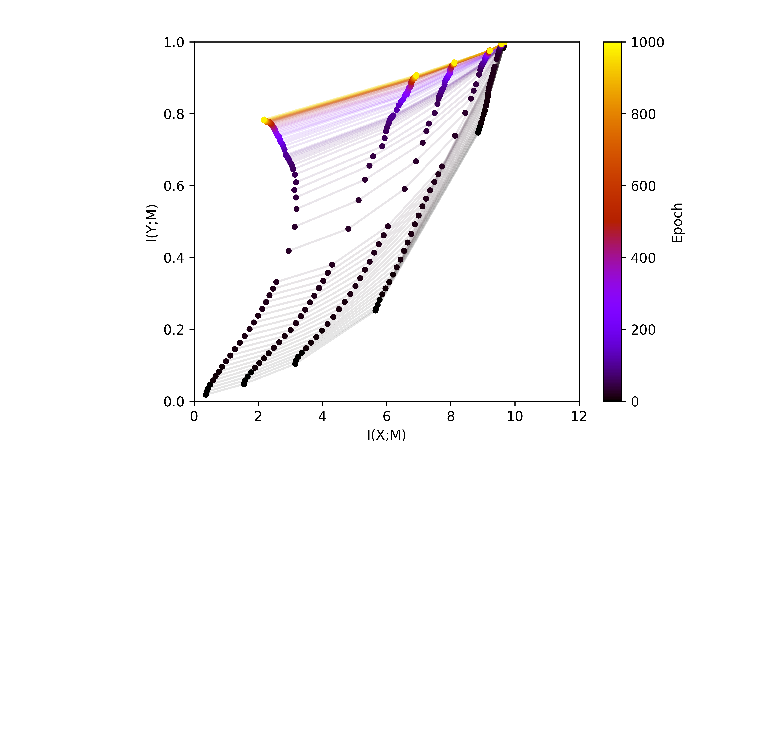
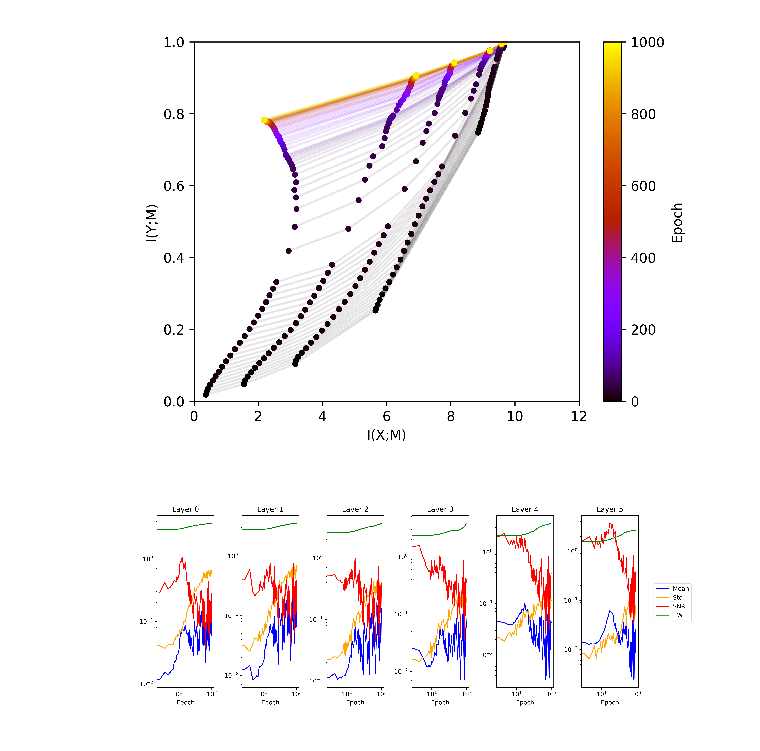
Before and after one commit to neuroinfo-os/deep-bottleneck, a Jupyter notebook: iclr_wrap_up/artifact_viewer_demo.ipynb, the cells around one changed output. Cells and saved outputs as stored; diff of their text form; code cells hidden in the pictures; blank space fills up the shorter version.

```diff
--- a/iclr_wrap_up/artifact_viewer_demo.ipynb
+++ b/iclr_wrap_up/artifact_viewer_demo.ipynb
@@ -22,2 +20,6 @@ artifacts['infoplane'].show();
 # %% [output]
 [figure]
+# %%
+artifacts['snr'].show()
+# %% [output]
+[figure, added]
```
Also changed, not shown: parts of 7 cells of this notebook, 1 other file.
